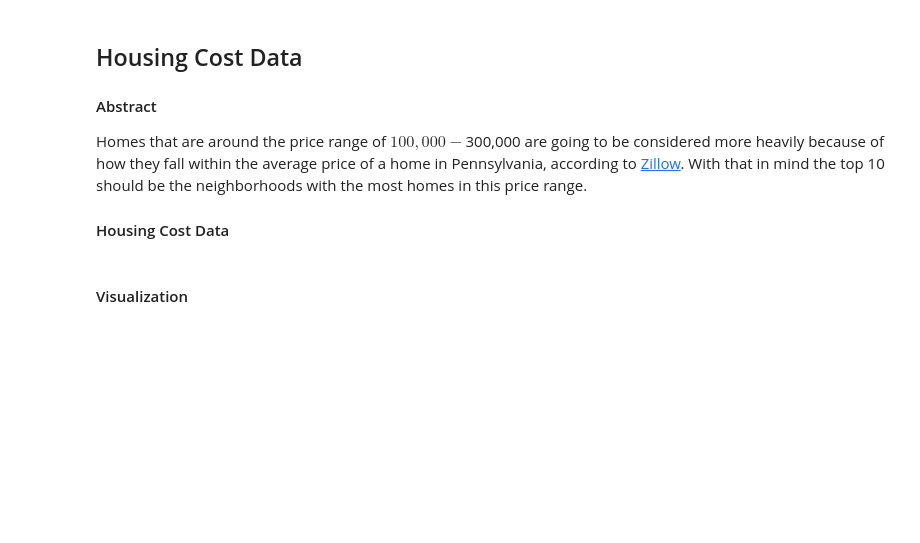
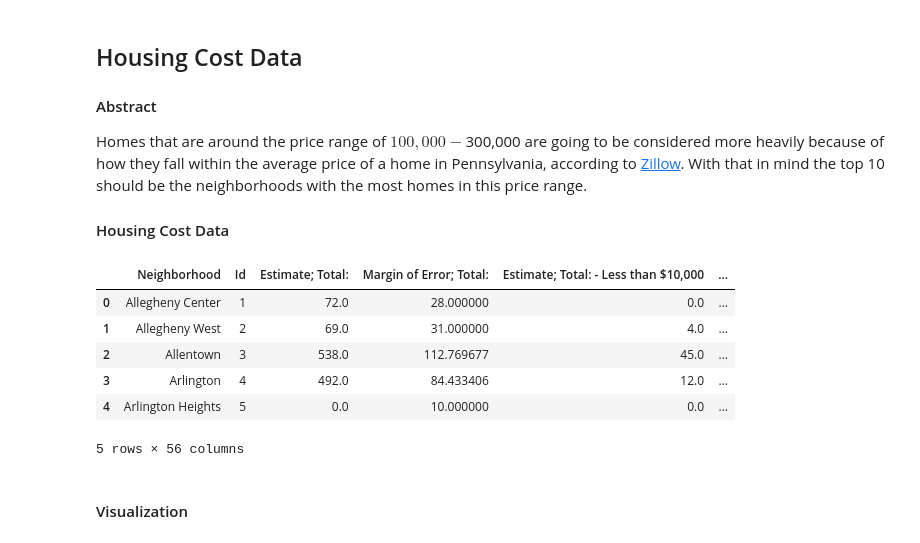
Before and after one commit to sim1029/data-pirates, a Jupyter notebook: Presentation-Notebook.ipynb, the cells around one changed output. Saved outputs shown, nothing was run; the diff lists cells and outputs as text; code cells hidden in the pictures; blank space fills up the shorter version.

```diff
--- a/Presentation-Notebook.ipynb
+++ b/Presentation-Notebook.ipynb
@@ -276,30 +266,39 @@ Homes that are around the price range of $100,000 - $300,000 are going to be con
 # %%
 house_data = pd.read_csv("https://data.wprdc.org/dataset/5b18c198-474c-4723-b735-cc5220ad43cc/resource/13982f58-e618-400c-8f69-6a32dbd7c68f/download/value.csv")
 
 total = []
 neighborhood = [] # added
 for y in range(0, len(house_data.index)):
     add = 0
     for x in house_data.iloc[y, [30,32,34,36,38,40]]:
         add = add + x
     total.append(add)
     neighborhood.append(house_data.iloc[y, 0]) # add titles
 
 temp_dict = {"Neighborhoods": neighborhood, "Total": total} # dictionary with titles
 houses = pd.DataFrame(temp_dict) # pass in dict
 
 # for x in range(0, len(total)):
 #     houses.rename(index = {x: data.iloc[x, [0]]})
 
 percentage = []
 for x in range(0, len(total)):
     if house_data.iloc[x,2] == 0:
         math = 0;  #For the neighboorhoods that had 0 houses in survey
     else:
         math = total[x]/ house_data.iloc[x, 2]
     percentage.append(math)
 
 house_per = pd.DataFrame(percentage)
+house_data.head()
+# %% [output]
+|  | Neighborhood | Id | Estimate; Total: | Margin of Error; Total: | Estimate; Total: - Less than $10,000 | ... |
+| 0 | Allegheny Center | 1 | 72.0 | 28.000000 | 0.0 | ... |
+| 1 | Allegheny West | 2 | 69.0 | 31.000000 | 4.0 | ... |
+| 2 | Allentown | 3 | 538.0 | 112.769677 | 45.0 | ... |
+| 3 | Arlington | 4 | 492.0 | 84.433406 | 12.0 | ... |
+| 4 | Arlington Heights | 5 | 0.0 | 10.000000 | 0.0 | ... |
+5 rows × 56 columns
 # %% [markdown]
 #### Visualization
 # %%
```
Also changed, not shown: parts of 7 cells of this notebook.
